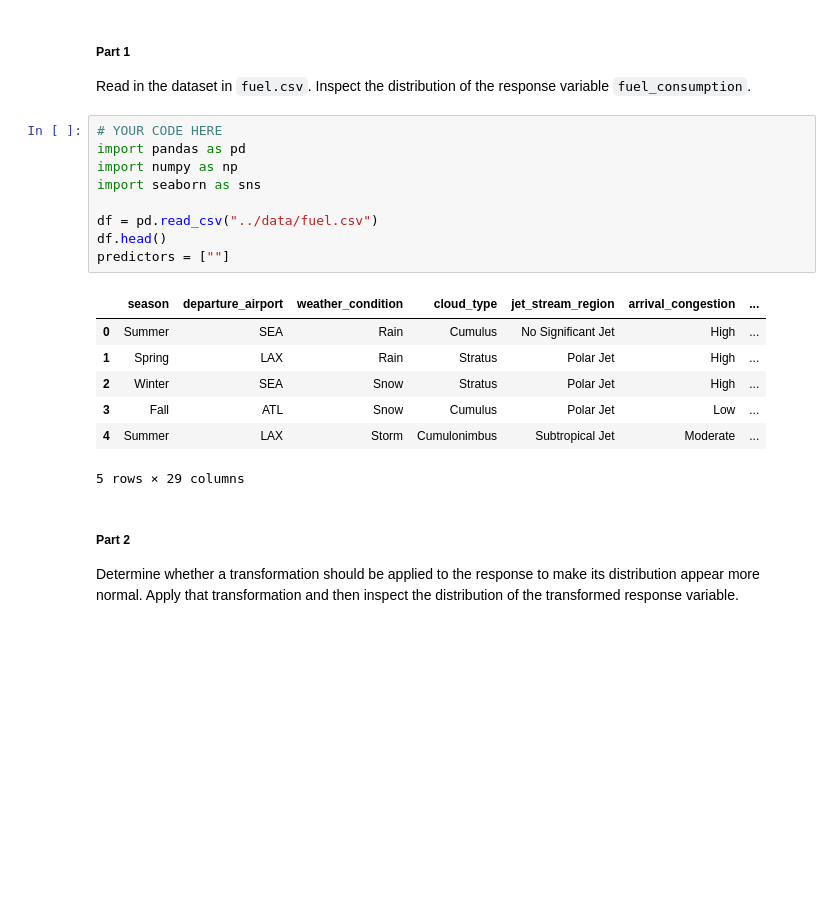
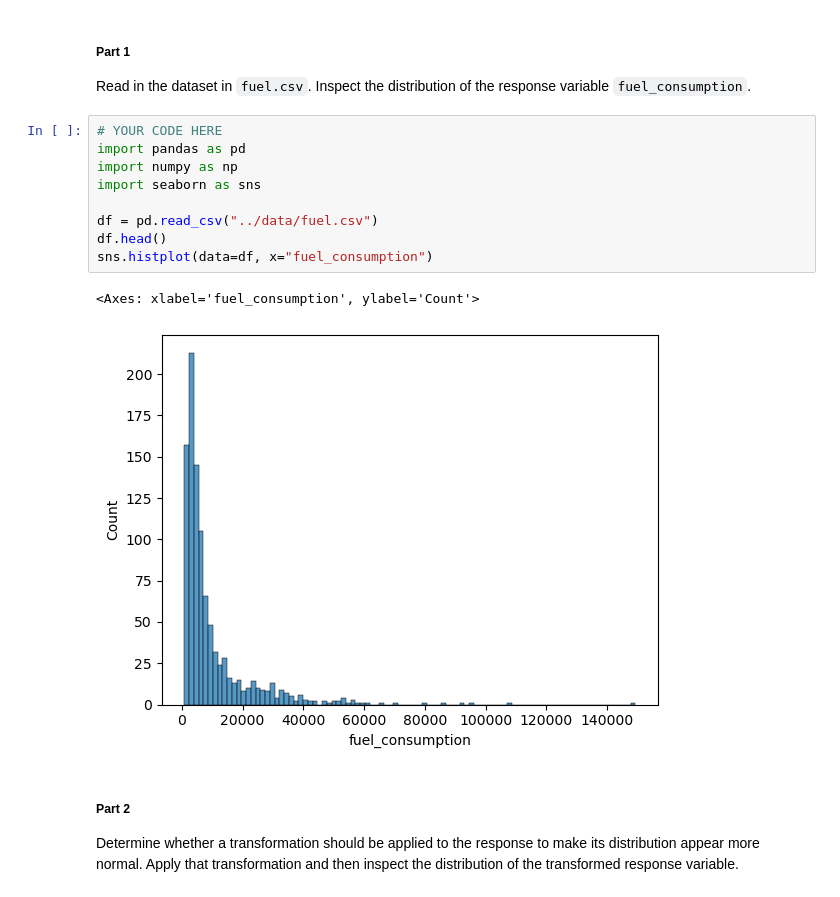
Before and after one commit to Yeninguyen/tstat280, a Jupyter notebook: 07_regression/07_exercises.ipynb, the cells around one changed output. Drawn from its saved outputs; the diff is of its cells as text; blank space fills up the shorter version.

```diff
--- a/07_regression/07_exercises.ipynb
+++ b/07_regression/07_exercises.ipynb
@@ -9,20 +9,15 @@ Read in the dataset in `fuel.csv`. Inspect the distribution of the response vari
 # %%
 # YOUR CODE HERE
 import pandas as pd
 import numpy as np
 import seaborn as sns
 
 df = pd.read_csv("../data/fuel.csv")
 df.head()
-predictors = [""]
+sns.histplot(data=df, x="fuel_consumption")
 # %% [output]
-|  | season | departure_airport | weather_condition | cloud_type | jet_stream_region | arrival_congestion | ... |
-| 0 | Summer | SEA | Rain | Cumulus | No Significant Jet | High | ... |
-| 1 | Spring | LAX | Rain | Stratus | Polar Jet | High | ... |
-| 2 | Winter | SEA | Snow | Stratus | Polar Jet | High | ... |
-| 3 | Fall | ATL | Snow | Cumulus | Polar Jet | Low | ... |
-| 4 | Summer | LAX | Storm | Cumulonimbus | Subtropical Jet | Moderate | ... |
-5 rows × 29 columns
+<Axes: xlabel='fuel_consumption', ylabel='Count'>
+[figure, added]
 # %% [markdown]
 ##### Part 2
 
```
Also changed, not shown: parts of 27 cells of this notebook.
